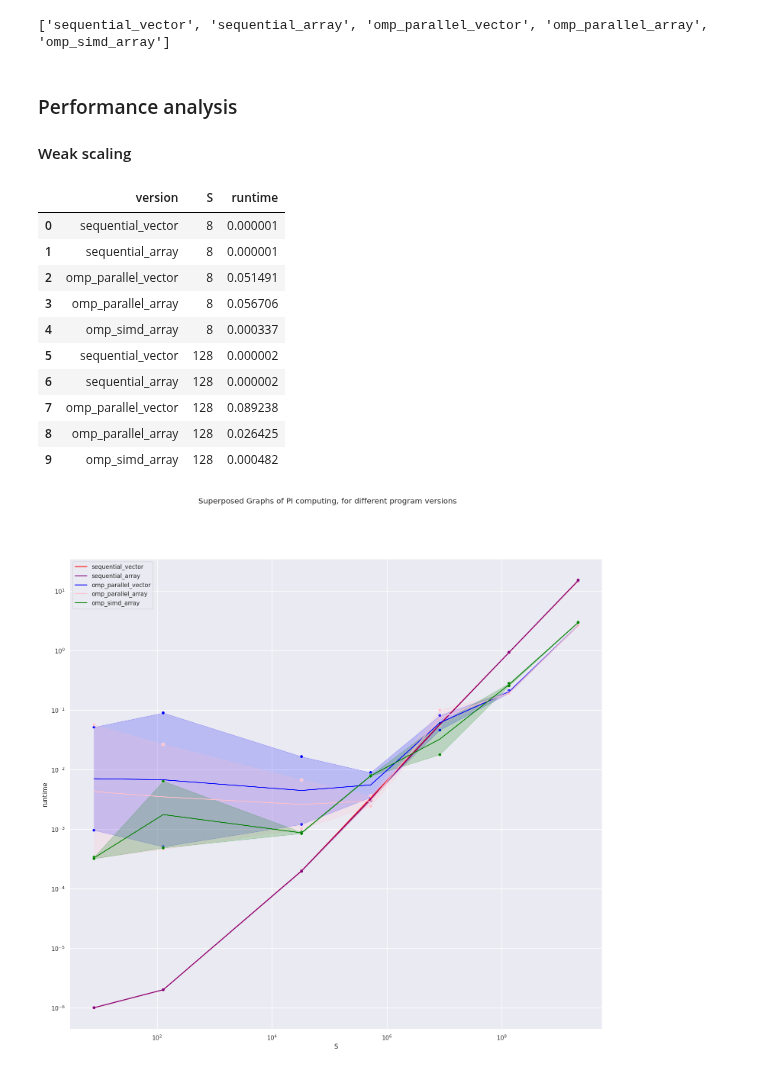
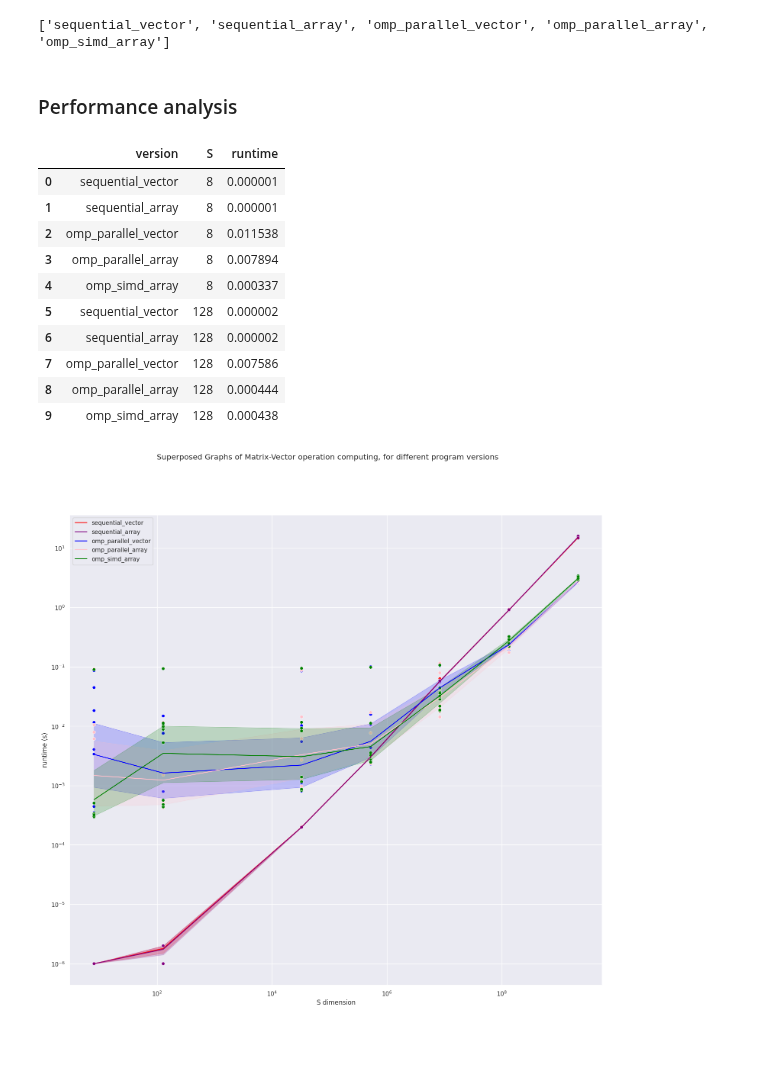
Before and after one commit to 0nyr/OT5_open_mp_optimization, a Jupyter notebook: part_2/openmp_tp.ipynb, the cells around one changed output. Cells and saved outputs as stored; diff of their text form; code cells hidden in the pictures; blank space fills up the shorter version.

```diff
--- a/part_2/openmp_tp.ipynb
+++ b/part_2/openmp_tp.ipynb
@@ -60,17 +70,8 @@ color_class = {
     "omp_parallel_array": "pink",
     "omp_simd_array" : "green",
 }
-#num_steps = list(color_num_steps.keys())[0:2]
-num_steps = list(color_class.keys())
-print(num_steps)
-nb_threads = [1, 2, 4, 8]
-repeats = 2
 
-# graph line style
-import itertools
-# line style available: ['-', '--', '-.', ':', 'None', ' ', '', 'solid', 'dashed', 'dashdot', 'dotted']
-line = itertools.cycle(['-', '--', '-.', ':', 'solid', 'dashed', 'dashdot', 'dotted'])
-line_styles = [next(line) for i in num_steps]
+repeats = 10
 # %% [output]
 ['sequential_vector', 'sequential_array', 'omp_parallel_vector', 'omp_parallel_array', 'omp_simd_array']
 # %%
@@ -105,7 +106,6 @@ for _ in range(repeats):
         run_program("bin/tp_openmp_part_2_vector_omp_simd_parallel_array", i)
 # %% [markdown]
 ### Performance analysis
-#### Weak scaling
 # %%
 # superposed big graph
 import matplotlib.pyplot as plt
@@ -129,9 +129,12 @@ df = pd.read_csv(
 )
 display(df.head(10))
 
+# filter out 0 runtime values
+df = df[df.runtime > 0]
+
 # display graphs
 fig, ax = plt.subplots(figsize=(18,16))
-fig.suptitle("Superposed Graphs of custom matrix computing, for different program versions")
+fig.suptitle("Superposed Graphs of Matrix-Vector operation computing, for different program versions")
 
 for i in range(0, len(color_class.keys())):
     # print version graph data
@@ -144,39 +147,40 @@ for i in range(0, len(color_class.keys())):
         x="S",
         y="runtime",
         hue="version",
         palette=color_class,
         style="version",
     )
     g0.set(xscale="log")
     g0.set(yscale="log")
+    g0.set(xlabel="S dimension", ylabel="runtime (s)")
     g00 = sns.scatterplot(
         ax=ax,
         data=df_plot_0,
         x="S",
         y="runtime",
         hue="version",
         palette=color_class,
         legend=False,
     )
     g00.set(xscale="log")
     g00.set(yscale="log")
 
 
 plt.legend()
 plt.show()
 # %% [output]
 |  | version | S | runtime |
 | 0 | sequential_vector | 8 | 0.000001 |
 | 1 | sequential_array | 8 | 0.000001 |
-| 2 | omp_parallel_vector | 8 | 0.051491 |
-| 3 | omp_parallel_array | 8 | 0.056706 |
+| 2 | omp_parallel_vector | 8 | 0.011538 |
+| 3 | omp_parallel_array | 8 | 0.007894 |
 | 4 | omp_simd_array | 8 | 0.000337 |
 | 5 | sequential_vector | 128 | 0.000002 |
 | 6 | sequential_array | 128 | 0.000002 |
-| 7 | omp_parallel_vector | 128 | 0.089238 |
-| 8 | omp_parallel_array | 128 | 0.026425 |
-| 9 | omp_simd_array | 128 | 0.000482 |
+| 7 | omp_parallel_vector | 128 | 0.007586 |
+| 8 | omp_parallel_array | 128 | 0.000444 |
+| 9 | omp_simd_array | 128 | 0.000438 |
-[figure, old version]
+[figure, new version]
 # %% [markdown]
 #### Discussions
 
```
Also changed, not shown: parts of 6 cells of this notebook, 16 other files.
